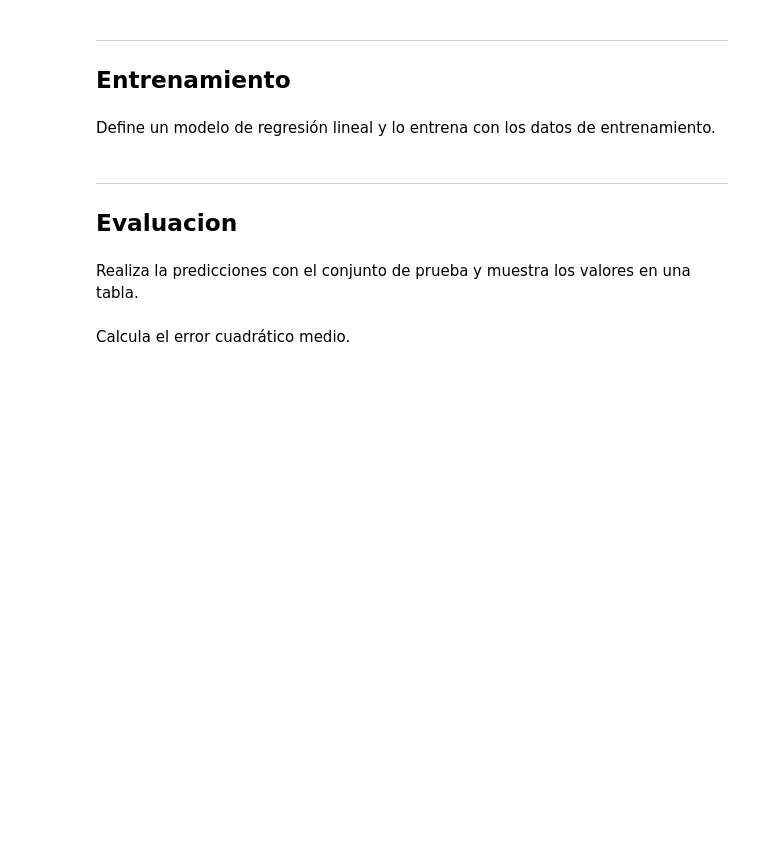
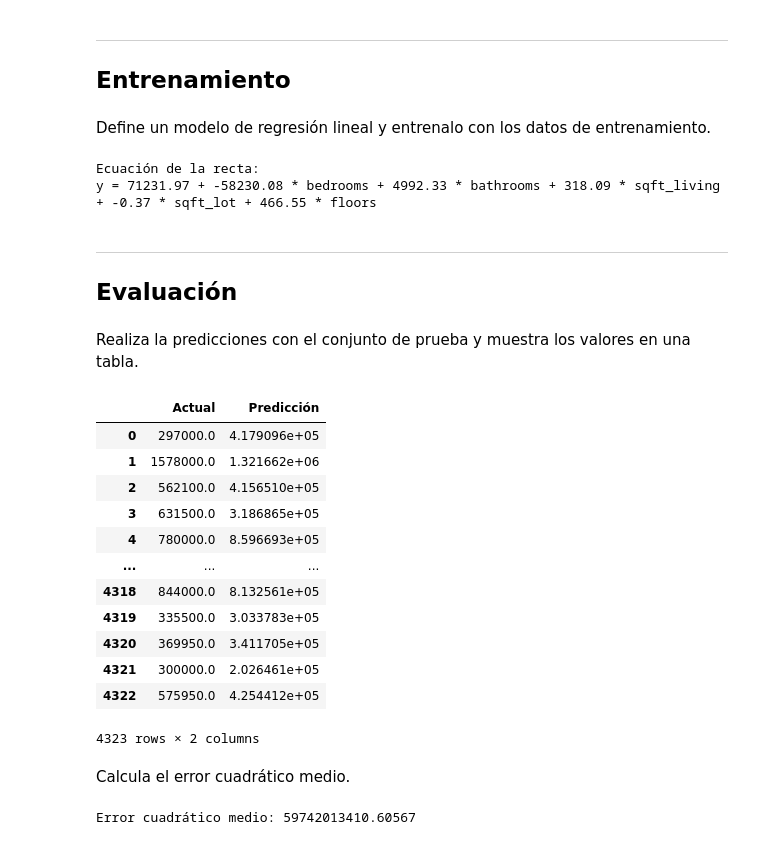
Before and after one commit to JustmeLu/Aprendizaje-Automatico, a Jupyter notebook: 2-Ejercicios/01-Mi-segundo-modelo-Plantilla.ipynb, the cells around one changed output. Saved outputs shown, nothing was run; the diff lists cells and outputs as text; code cells hidden in the pictures; blank space fills up the shorter version.

```diff
--- a/2-Ejercicios/01-Mi-segundo-modelo-Plantilla.ipynb
+++ b/2-Ejercicios/01-Mi-segundo-modelo-Plantilla.ipynb
@@ -139,0 +144,12 @@ Separa las características y las etiquetas y mostrar la dimensión de cada conj
+# %%
+# Suponiendo que 'df' es tu DataFrame original estandarizado
+# Y la columna 'price' contiene los precios a predecir
+
+# Separar Características (X) y Etiqueta (Y)
+features = ['bedrooms', 'bathrooms', 'sqft_living', 'sqft_lot', 'floors']
+X = data[features]
+y = data['price']
+
+# Mostrar dimensiones
+print(f"Dimensiones de las Características (X): {X.shape}")
+print(f"Dimensiones de las Etiquetas (Y): {Y.shape}")
@@ -142,5 +161,8 @@ Separa las características y las etiquetas y mostrar la dimensión de cada conj
 ## <font color='264CC7'> Conjunto de entrenamiento y prueba </font>
 # %% [markdown]
 Divide los datos en dos conjuntos: uno para entrenamiento y otro para prueba y visualiza la dimensión de cada conjunto. Usar `random_state` igual al últmo número de tu cédula.
+# %%
+# Dividir datos en entrenamiento y prueba
+X_train, X_test, y_train, y_test = train_test_split(X, y, test_size=0.2, random_state=0)
 # %% [markdown]
 Revisa la distribución de las etiquetas en los conjuntos de entrenamiento y prueba.
@@ -148,12 +183,61 @@ Revisa la distribución de las etiquetas en los conjuntos de entrenamiento y pru
 ---
 ## <font color='264CC7'> Entrenamiento </font>
 # %% [markdown]
-Define un modelo de regresión lineal y lo entrena con los datos de entrenamiento.
+Define un modelo de regresión lineal y entrenalo con los datos de entrenamiento.
+# %%
+# Crear el modelo y ajustarlo
+modelo = LinearRegression()
+modelo.fit(X_train, y_train)
+
+# Visualizar los coeficientes
+print('Ecuación de la recta:')
+print('y =', modelo.coef_[0][0], 'x +', modelo.intercept_[0])
+# %%
+modelo = LinearRegression()
+modelo.fit(X_train, y_train)
+
+# Visualizar los coeficientes
+print('Ecuación de la recta:')
+print(f'y = {modelo.intercept_:.2f} + {modelo.coef_[0]:.2f} * bedrooms + {modelo.coef_[1]:.2f} * bathrooms + {modelo.coef_[2]:.2f} * sqft_living + {modelo.coef_[3]:.2f} * sqft_lot + {modelo.coef_[4]:.2f} * floors')
+# %% [output]
+Ecuación de la recta:
+y = 71231.97 + -58230.08 * bedrooms + 4992.33 * bathrooms + 318.09 * sqft_living + -0.37 * sqft_lot + 466.55 * floors
 # %% [markdown]
 ---
-## <font color='264CC7'> Evaluacion </font>
+## <font color='264CC7'> Evaluación </font>
 # %% [markdown]
 Realiza la predicciones con el conjunto de prueba y muestra los valores en una tabla.
+# %%
+# Predicciones del modelo
+y_pred = modelo.predict(X_test)
+
+# Comparar las predicciones con los datos de prueba
+df_predicciones = pd.DataFrame({
+    'Actual': y_test.values.flatten(),
+    'Predicción': y_pred.flatten()
+})
+display(df_predicciones)
+# %% [output]
+|  | Actual | Predicción |
+| 0 | 297000.0 | 4.179096e+05 |
+| 1 | 1578000.0 | 1.321662e+06 |
+| 2 | 562100.0 | 4.156510e+05 |
+| 3 | 631500.0 | 3.186865e+05 |
+| 4 | 780000.0 | 8.596693e+05 |
+| ... | ... | ... |
+| 4318 | 844000.0 | 8.132561e+05 |
+| 4319 | 335500.0 | 3.033783e+05 |
+| 4320 | 369950.0 | 3.411705e+05 |
+| 4321 | 300000.0 | 2.026461e+05 |
+| 4322 | 575950.0 | 4.254412e+05 |
+4323 rows × 2 columns
 # %% [markdown]
 Calcula el error cuadrático medio.
+# %%
+# Métricas de evaluación
+mse = mean_squared_error(y_test, y_pred)
+
+print('Error cuadrático medio:', mse)
+# %% [output]
+Error cuadrático medio: 59742013410.60567
 # %% [markdown]
```
Also changed, not shown: parts of 43 cells of this notebook.
